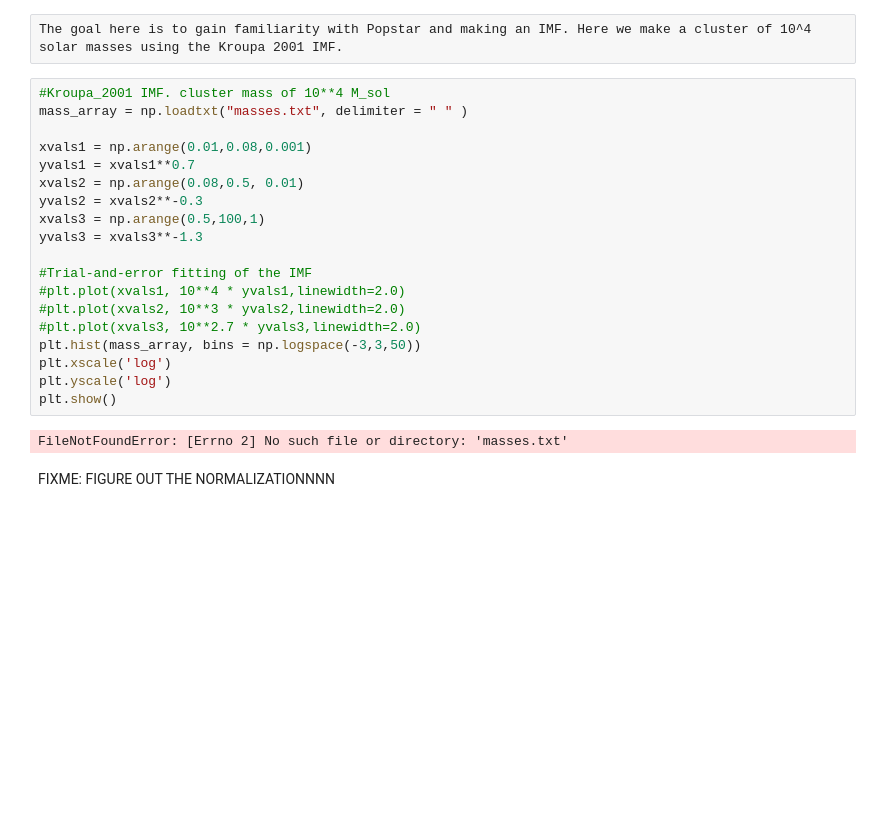
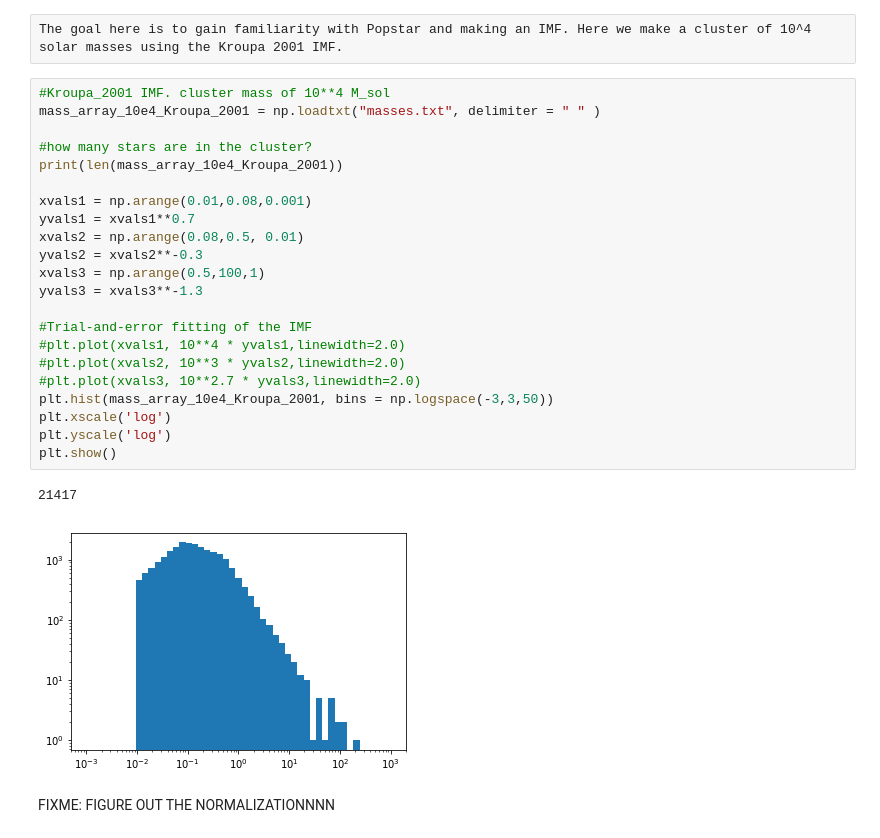
Before and after one commit to bluefatima/PandaRepo, a Jupyter notebook: How_Many_BHs.ipynb, the cells around one changed output. Cells and saved outputs as stored; diff of their text form; blank space fills up the shorter version.

```diff
--- a/How_Many_BHs.ipynb
+++ b/How_Many_BHs.ipynb
@@ -10,25 +11,29 @@ from collections import Counter
 The goal here is to gain familiarity with Popstar and making an IMF. Here we make a cluster of 10^4 solar masses using the Kroupa 2001 IMF.
 # %%
 #Kroupa_2001 IMF. cluster mass of 10**4 M_sol
-mass_array = np.loadtxt("masses.txt", delimiter = " " )
+mass_array_10e4_Kroupa_2001 = np.loadtxt("masses.txt", delimiter = " " )
+
+#how many stars are in the cluster?
+print(len(mass_array_10e4_Kroupa_2001))
 
 xvals1 = np.arange(0.01,0.08,0.001)
 yvals1 = xvals1**0.7
 xvals2 = np.arange(0.08,0.5, 0.01)
 yvals2 = xvals2**-0.3
 xvals3 = np.arange(0.5,100,1)
 yvals3 = xvals3**-1.3
 
 #Trial-and-error fitting of the IMF
 #plt.plot(xvals1, 10**4 * yvals1,linewidth=2.0)
 #plt.plot(xvals2, 10**3 * yvals2,linewidth=2.0)
 #plt.plot(xvals3, 10**2.7 * yvals3,linewidth=2.0)
-plt.hist(mass_array, bins = np.logspace(-3,3,50))
+plt.hist(mass_array_10e4_Kroupa_2001, bins = np.logspace(-3,3,50))
 plt.xscale('log')
 plt.yscale('log')
 plt.show()
 # %% [output]
-FileNotFoundError: [Errno 2] No such file or directory: 'masses.txt'
+21417
+[figure, added]
 # %% [markdown]
 FIXME: FIGURE OUT THE NORMALIZATIONNNN
 # %% [markdown]
```
Also changed, not shown: parts of 17 cells of this notebook.
